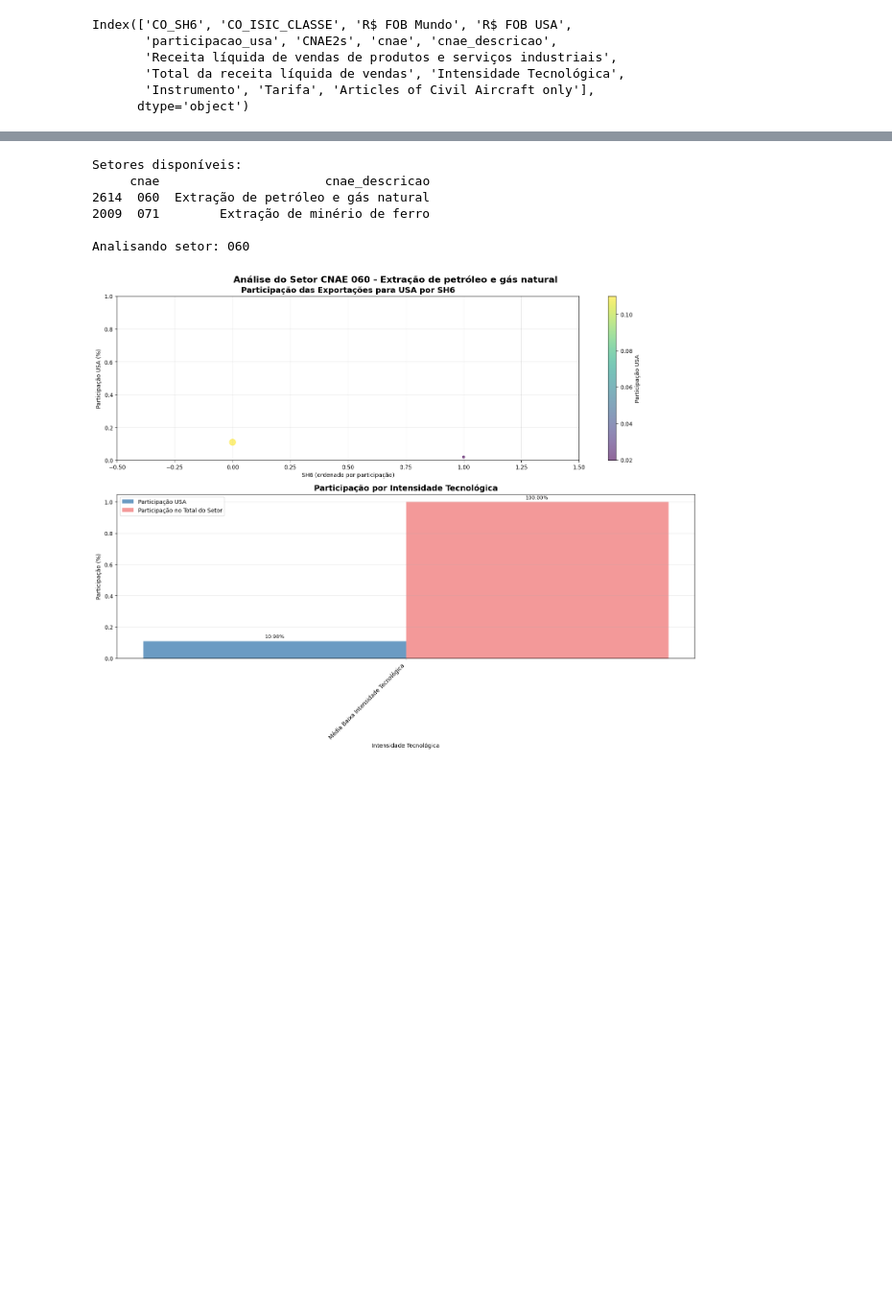
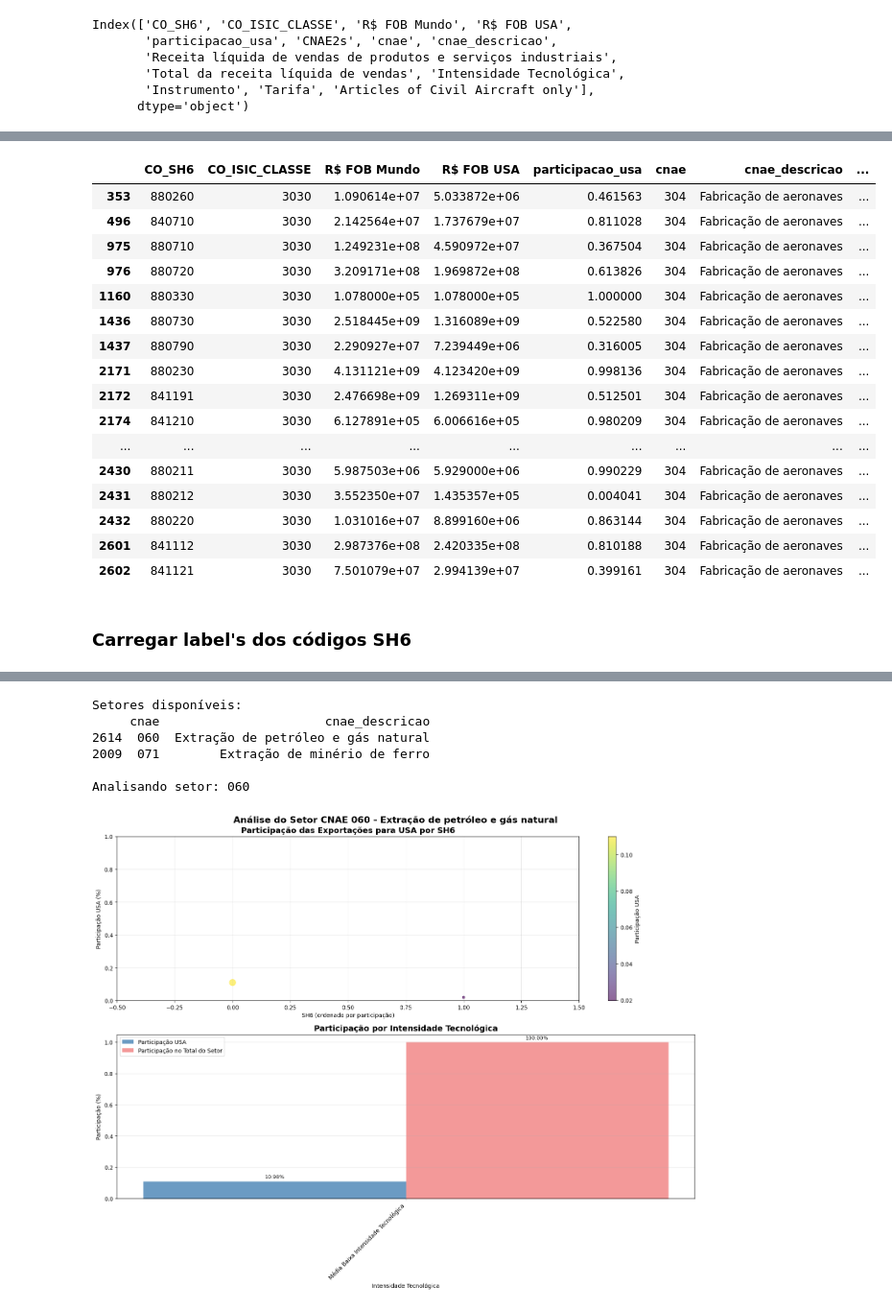
Before and after one commit to amiltonmendes/analise_insumo_produto, a Jupyter notebook: Priorização Setores.ipynb, the cells around one changed output, grey strips where cells are left out. Shown at 96% size. Saved outputs shown, nothing was run; the diff lists cells and outputs as text; code cells hidden in the pictures; blank space fills up the shorter version.

```diff
--- a/Priorização Setores.ipynb
+++ b/Priorização Setores.ipynb
@@ -486,0 +406,22 @@ Index(['CO_SH6', 'CO_ISIC_CLASSE', 'R$ FOB Mundo', 'R$ FOB USA',
+# %%
+exportacoes_pia_tarifas[exportacoes_pia_tarifas['cnae'] == '304']
+# %% [output]
+|  | CO_SH6 | CO_ISIC_CLASSE | R$ FOB Mundo | R$ FOB USA | participacao_usa | cnae | cnae_descricao | ... |
+| 353 | 880260 | 3030 | 1.090614e+07 | 5.033872e+06 | 0.461563 | 304 | Fabricação de aeronaves | ... |
+| 496 | 840710 | 3030 | 2.142564e+07 | 1.737679e+07 | 0.811028 | 304 | Fabricação de aeronaves | ... |
+| 975 | 880710 | 3030 | 1.249231e+08 | 4.590972e+07 | 0.367504 | 304 | Fabricação de aeronaves | ... |
+| 976 | 880720 | 3030 | 3.209171e+08 | 1.969872e+08 | 0.613826 | 304 | Fabricação de aeronaves | ... |
+| 1160 | 880330 | 3030 | 1.078000e+05 | 1.078000e+05 | 1.000000 | 304 | Fabricação de aeronaves | ... |
+| 1436 | 880730 | 3030 | 2.518445e+09 | 1.316089e+09 | 0.522580 | 304 | Fabricação de aeronaves | ... |
+| 1437 | 880790 | 3030 | 2.290927e+07 | 7.239449e+06 | 0.316005 | 304 | Fabricação de aeronaves | ... |
+| 2171 | 880230 | 3030 | 4.131121e+09 | 4.123420e+09 | 0.998136 | 304 | Fabricação de aeronaves | ... |
+| 2172 | 841191 | 3030 | 2.476698e+09 | 1.269311e+09 | 0.512501 | 304 | Fabricação de aeronaves | ... |
+| 2174 | 841210 | 3030 | 6.127891e+05 | 6.006616e+05 | 0.980209 | 304 | Fabricação de aeronaves | ... |
+| ... | ... | ... | ... | ... | ... | ... | ... | ... |
+| 2430 | 880211 | 3030 | 5.987503e+06 | 5.929000e+06 | 0.990229 | 304 | Fabricação de aeronaves | ... |
+| 2431 | 880212 | 3030 | 3.552350e+07 | 1.435357e+05 | 0.004041 | 304 | Fabricação de aeronaves | ... |
+| 2432 | 880220 | 3030 | 1.031016e+07 | 8.899160e+06 | 0.863144 | 304 | Fabricação de aeronaves | ... |
+| 2601 | 841112 | 3030 | 2.987376e+08 | 2.420335e+08 | 0.810188 | 304 | Fabricação de aeronaves | ... |
+| 2602 | 841121 | 3030 | 7.501079e+07 | 2.994139e+07 | 0.399161 | 304 | Fabricação de aeronaves | ... |
+# %% [markdown]
+### Carregar label's dos códigos SH6
```
Also changed, not shown: parts of 77 cells of this notebook, 19 other files.
